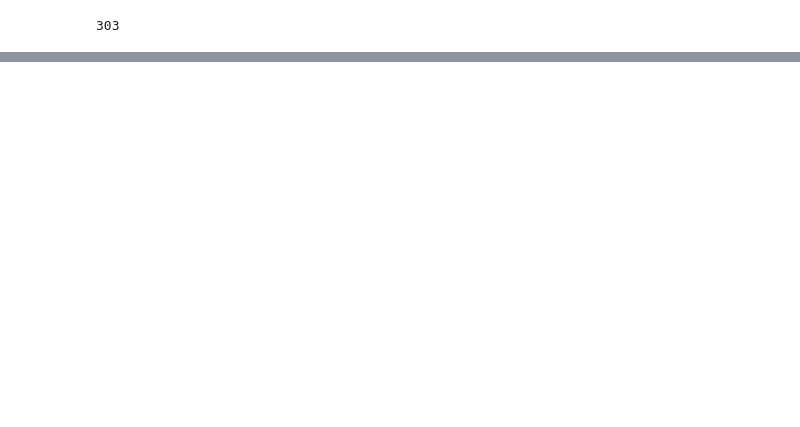
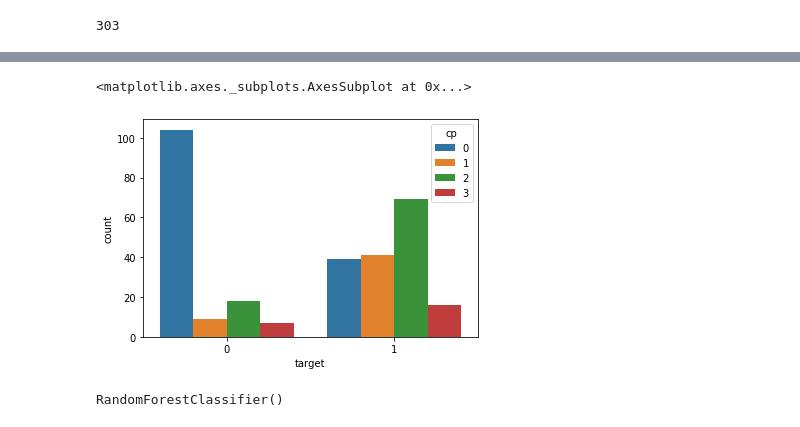
Before and after one commit to Abhi-prasad7042/Heart-Disease, a Jupyter notebook: Heart_disease_model.ipynb, the cells around one changed output, grey strips where cells are left out. Drawn from its saved outputs; the diff is of its cells as text; code cells hidden in the pictures; blank space fills up the shorter version.

```diff
--- a/Heart_disease_model.ipynb
+++ b/Heart_disease_model.ipynb
@@ -458,0 +91,6 @@ plt.ylabel("Predict label");
+# %%
+#cp is highly correlated with target
+sns.countplot(df["target"], hue=df["cp"])
+# %% [output]
+<matplotlib.axes._subplots.AxesSubplot at 0x...>
+[figure, added]
@@ -458,0 +111,5 @@ plt.ylabel("Predict label");
+# %%
+#fitting model
+model.fit(X_train, y_train)
+# %% [output]
+RandomForestClassifier()
```
Also changed, not shown: parts of 76 cells of this notebook, 6 other files.
